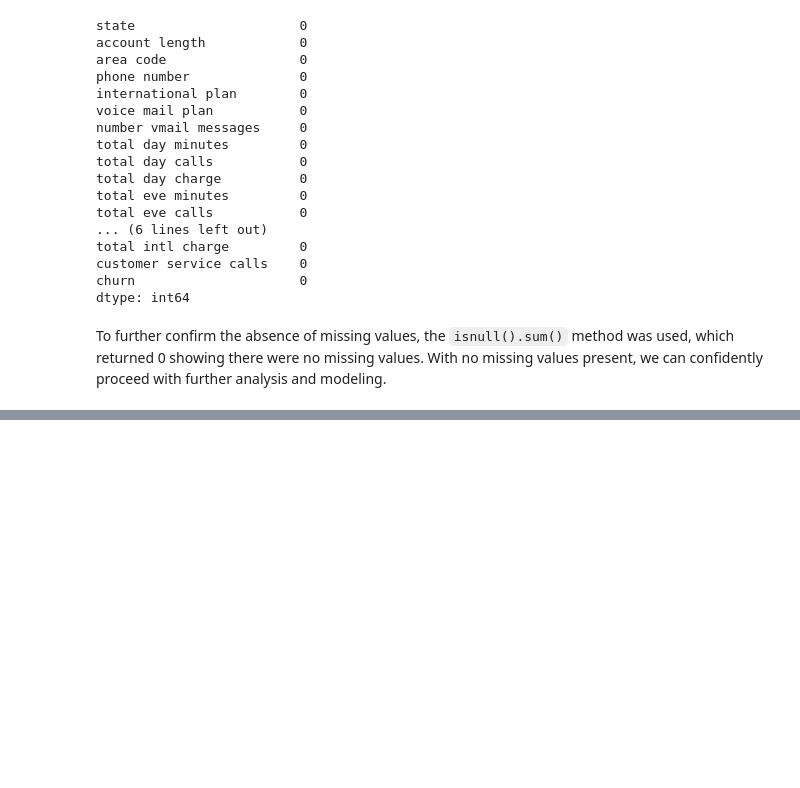
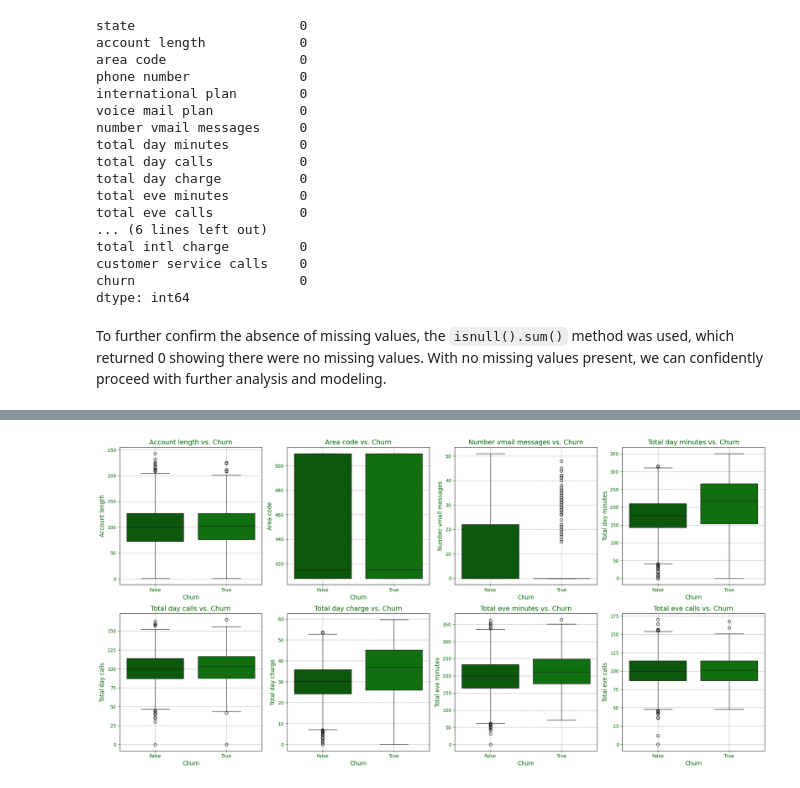
Before and after one commit to yunazzy/SyriaTel-Customer-Churn-Project, a Jupyter notebook: SyriaTel.ipynb, the cells around one changed output, grey strips where cells are left out. Drawn from its saved outputs; the diff is of its cells as text; code cells hidden in the pictures; blank space fills up the shorter version.

```diff
--- a/SyriaTel.ipynb
+++ b/SyriaTel.ipynb
@@ -138,0 +214,23 @@ df.describe()
+# %%
+# Define custom color palette
+custom_palette = ['#006400', '#008000', '#228B22', '#32CD32', '#3CB371']
+
+# Select the first 8 numerical features
+numerical_features_subset = numerical_features.iloc[:, :8]
+
+# Visualize numerical features vs. target variable (churn) in subplots
+fig, axes = plt.subplots(nrows=2, ncols=4, figsize=(20, 10))
+
+for i, column in enumerate(numerical_features_subset.columns):
+    sns.boxplot(data=df, x='churn', y=column, ax=axes[i//4, i%4], palette=custom_palette)
+    axes[i//4, i%4].set_title(f'{column.capitalize()} vs. Churn', fontsize=14, color='#006400')
+    axes[i//4, i%4].set_xlabel('Churn', fontsize=12, color='#006400')
+    axes[i//4, i%4].set_ylabel(column.capitalize(), fontsize=12, color='#006400')
+    axes[i//4, i%4].tick_params(axis='x', labelsize=10, colors='#006400')
+    axes[i//4, i%4].tick_params(axis='y', labelsize=10, colors='#006400')
+    axes[i//4, i%4].grid(True, linestyle='--', alpha=0.7, color='gray')
+
+plt.tight_layout()
+plt.show()
+# %% [output]
+[figure, added]
```
Also changed, not shown: parts of 28 cells of this notebook, 5 other files.
